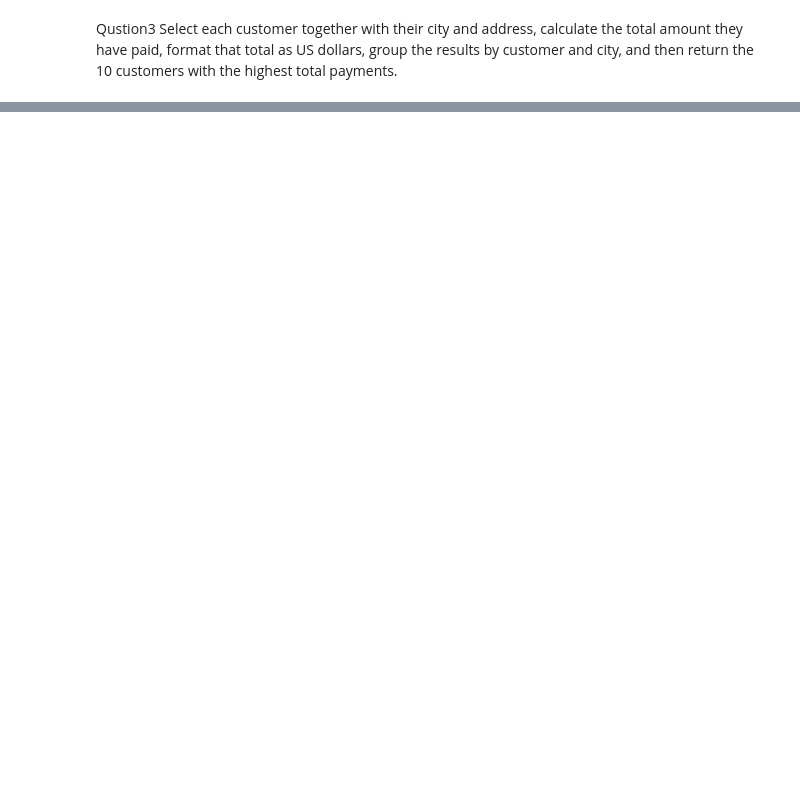
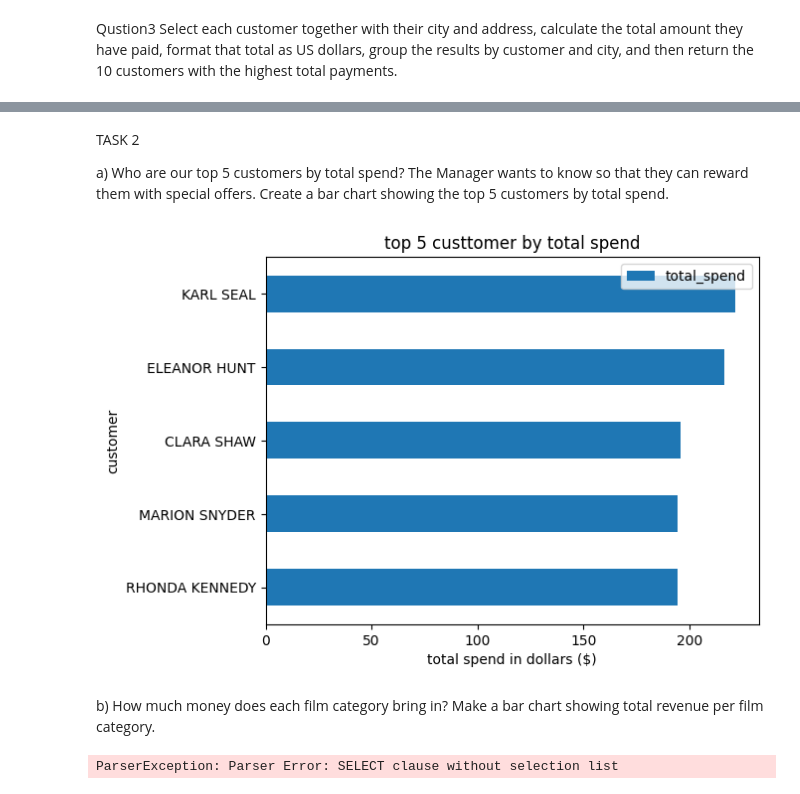
Before and after one commit to mulisictarik/sakila_lab_tarik_mulisic, a Jupyter notebook: lab.ipynb, the cells around one changed output, grey strips where cells are left out. Cells and saved outputs as stored; diff of their text form; code cells hidden in the pictures; blank space fills up the shorter version.

```diff
--- a/lab.ipynb
+++ b/lab.ipynb
@@ -261,0 +261,44 @@ query_sakila("""SELECT
+# %% [markdown]
+TASK 2
+
+a) Who are our top 5 customers by total spend? The Manager wants to know so that they can reward them
+with special offers. Create a bar chart showing the top 5 customers by total spend.
+# %%
+top5=query_sakila("""SELECT
+             c.customer_id,
+             c.first_name || ' ' || c.last_name AS customer,
+            SUM(p.amount) AS total_spend
+             FROM customer c
+             JOIN payment p
+             ON  c.customer_id = p.customer_id
+             GROUP BY
+             c.customer_id,
+             c.first_name,
+             c.last_name
+             ORDER BY SUM(p.amount) DESC
+             LIMIT 5;
+
+""")
+
+ax = top5.plot(
+    kind="barh",
+    x="customer",
+    y="total_spend",
+    title="top 5 custtomer by total spend",
+    xlabel="total spend in dollars ($)",
+)
+
+ax.invert_yaxis()
+# %% [output]
+[figure, added]
+# %% [markdown]
+b) How much money does each film category bring in? Make a bar chart showing total revenue per film
+category.
+# %%
+query_sakila("""SELECT
+
+
+
+""")
+# %% [output]
+ParserException: Parser Error: SELECT clause without selection list
```
Also changed, not shown: parts of 5 cells of this notebook, 2 other files.
